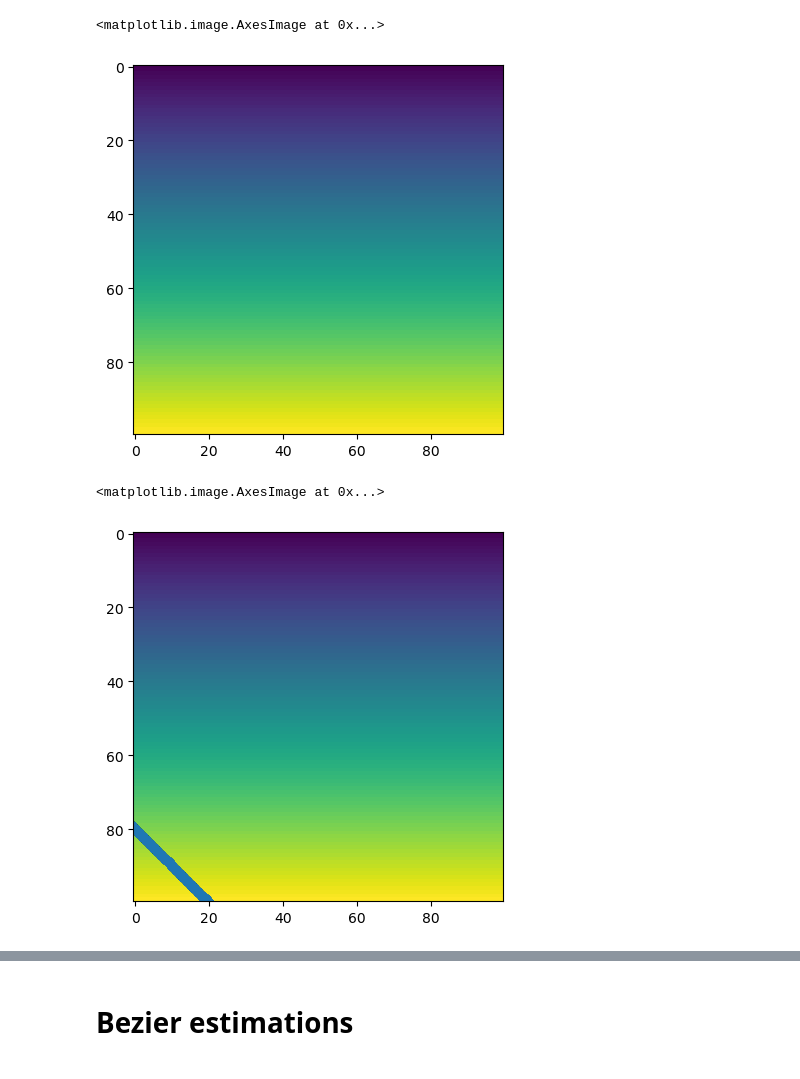
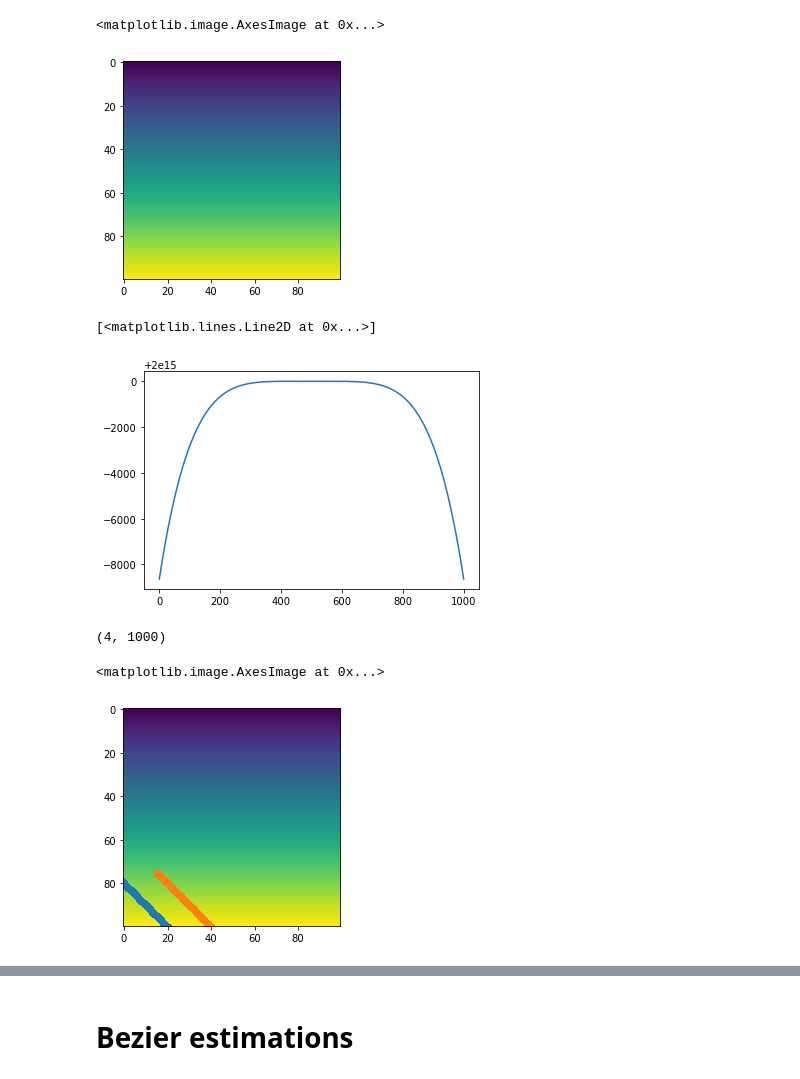
Before and after one commit to apoudel20/python-cbet, a Jupyter notebook: launch_ray.ipynb, the cells around one changed output, grey strips where cells are left out. Cells and saved outputs as stored; diff of their text form; code cells hidden in the pictures.

```diff
--- a/launch_ray.ipynb
+++ b/launch_ray.ipynb
@@ -18,6 +20,7 @@ def rotate(x, y, angle):
     return np.array([new_x, new_y])
 # %%
 space_size, node_size = 5e-4, 100
+beam_half_width = 2e-4
 x_space_min, x_space_max, y_space_min, y_space_max = -space_size, space_size, -space_size, space_size
 x_node_min, x_node_max, y_node_min, y_node_max = 0, node_size, 0, node_size
 xx, yy = np.meshgrid(range(x_node_min, x_node_max), range(y_node_min, y_node_max))
@@ -25,28 +28,44 @@ z = yy
 plt.imshow(z)
 # %% [output]
 <matplotlib.image.AxesImage at 0x...>
-[figure, old version]
+[figure, new version]
 # %%
-def space_to_node(space_x,space_y, z_image):
+def space_to_node(space_x,space_y):
     node_x = x_node_min + np.floor(x_node_max * (space_x - x_space_min) / (x_space_max - x_space_min))
     node_y = y_node_min + np.floor(y_node_max * (space_y - y_space_min) / (y_space_max - y_space_min))
     return np.array([node_x, node_y])
+# %%
+laser_start_points = [(0,50), (50,100)]
+beam_normal_directions = [0,np.pi/2] # radians wrt x axis
+ray_count_per_beam = 1000
+
+scale_factor = 2e15
+beam_profile_range = np.linspace(-beam_half_width, beam_half_width, ray_count_per_beam) # phase_r
+beam_profile = scale_factor * np.exp(-((beam_profile_range/.0375)**2)**(5/2)) # pow_r
+
+
+plt.plot(beam_profile)
+# %% [output]
+[<matplotlib.lines.Line2D at 0x...>]
+[figure, added]
 # %%
 beam_directions = [0, np.pi/4]
 beam_positions = [[0,50]]
-sp =  np.array([np.zeros(2000), np.linspace(-2e-4,2e-4,2000)])
+sp =  np.array([np.zeros(1000), np.linspace(-2e-4,2e-4,1000)])
 sp = sp.T
 newsp = sp
 direction = -np.pi/4
-rotated = rotate(*newsp.T, direction).T + [-4e-4,4e-4]
-node_positions = space_to_node(*rotated.T)
-# beam = np.vstack((node_positions, full_beam_profile, np.full(2000,direction)))
-# beam = pd.DataFrame(beam.T)
-# beam = beam.astype({0:'int32',1:'int32'})
-# new_beam = beam.groupby([0,1]).sum()
-# new_beam.index[]
+spatial_position = rotate(*newsp.T, direction).T + [-4e-4,4e-4]
+node_positions = space_to_node(*spatial_position.T)
+
+rays = np.vstack((spatial_position.T, beam_profile, np.full(1000,direction)))
+next_step = rays.copy()
+next_step[:1,:] += 2e-4
+print(next_step.shape)
 plt.scatter(*node_positions)
+plt.scatter(*space_to_node(*next_step[:2,:]))
 plt.imshow(z)
 # %% [output]
-<matplotlib.image.AxesImage at 0x...>
+(4, 1000)
+<matplotlib.image.AxesImage at 0x...>
-[figure, old version]
+[figure, new version]
```
Also changed, not shown: parts of 5 cells of this notebook.
